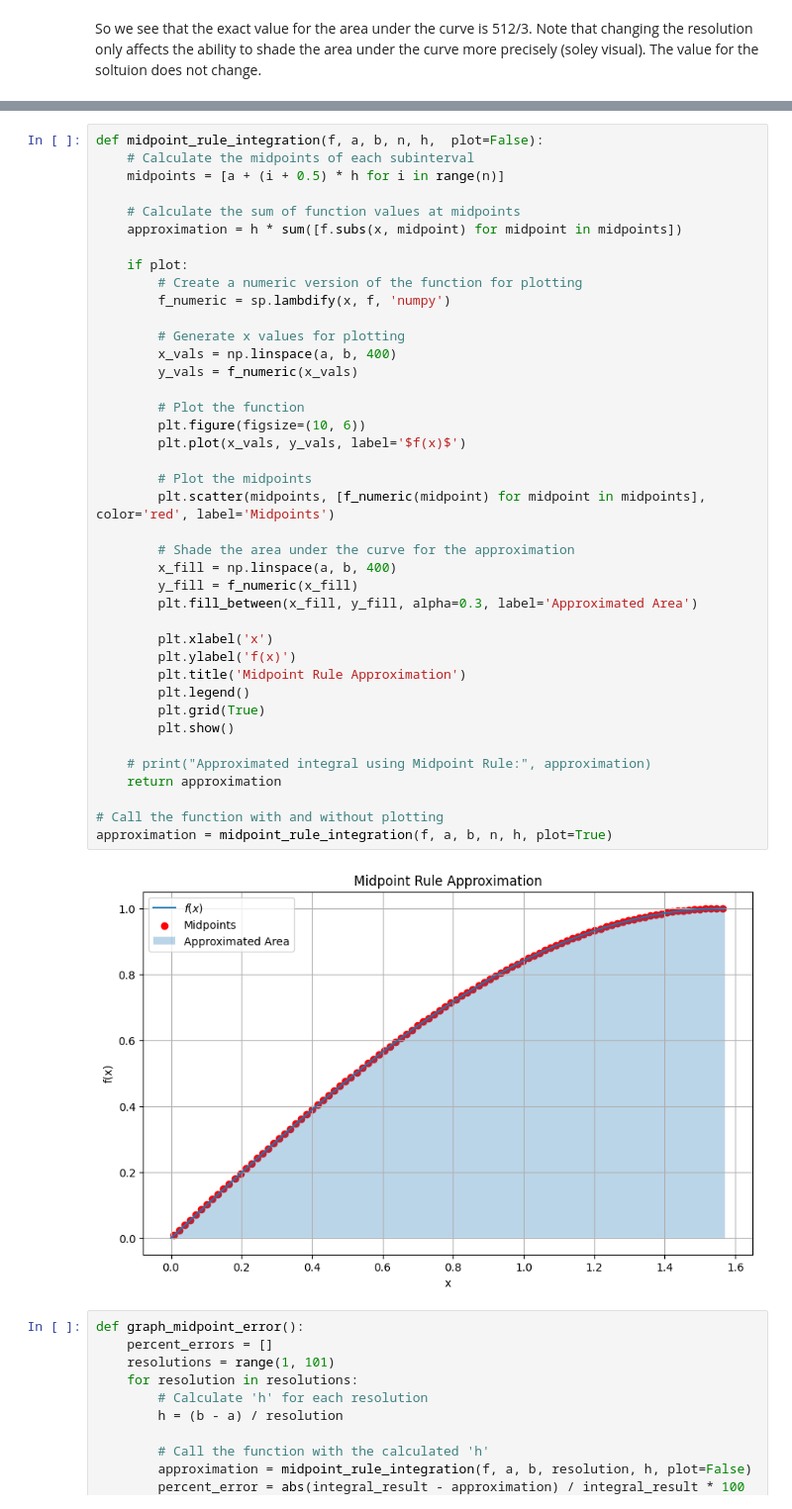
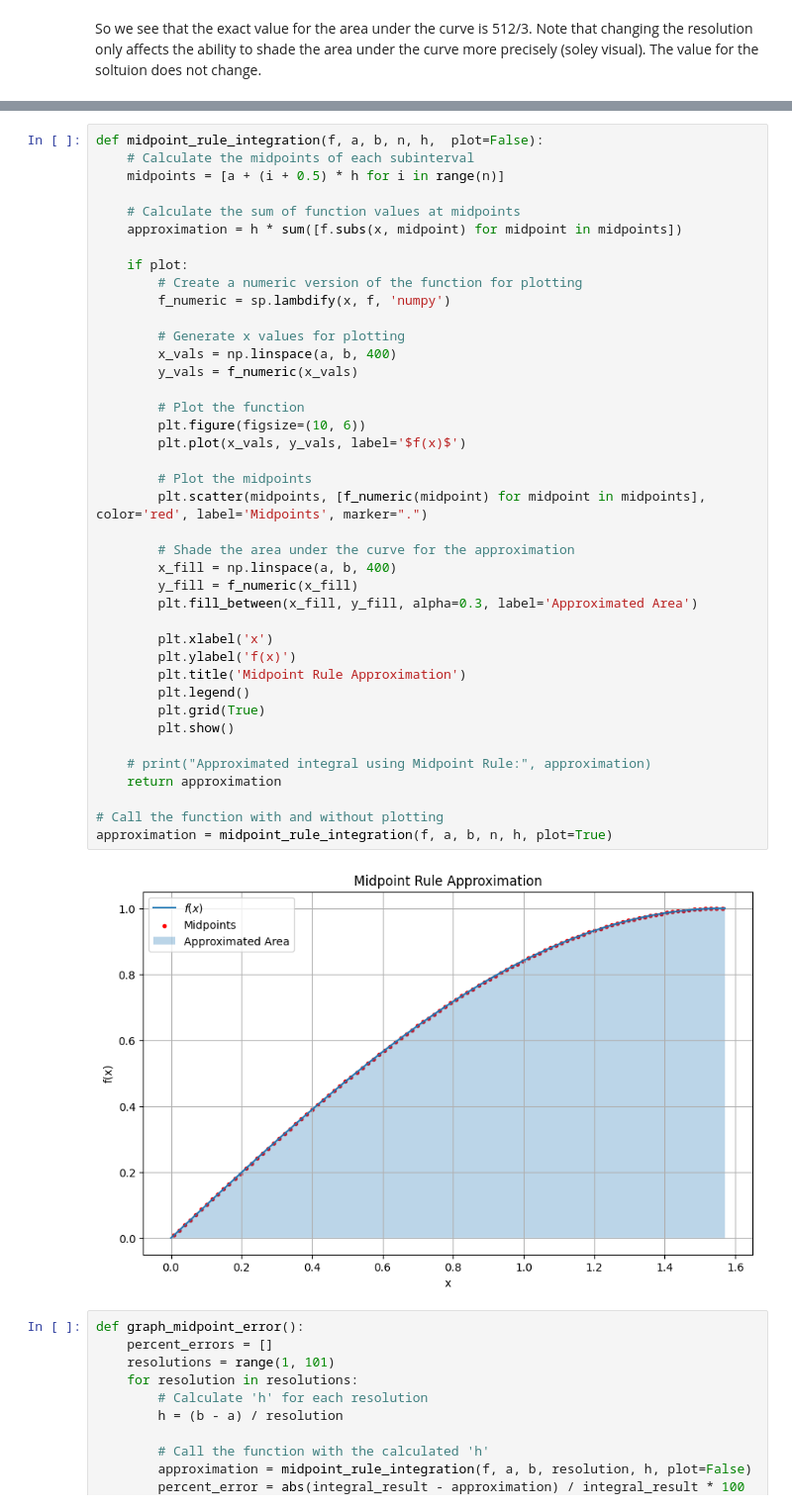
Before and after one commit to aqsnyder/eng_math, a Jupyter notebook: integration_techniques.ipynb, the cells around one changed output, grey strips where cells are left out. Shown at 99% size. Drawn from its saved outputs; the diff is of its cells as text.

```diff
--- a/integration_techniques.ipynb
+++ b/integration_techniques.ipynb
@@ -71,35 +71,35 @@ def midpoint_rule_integration(f, a, b, n, h,  plot=False):
         f_numeric = sp.lambdify(x, f, 'numpy')
 
         # Generate x values for plotting
         x_vals = np.linspace(a, b, 400)
         y_vals = f_numeric(x_vals)
 
         # Plot the function
         plt.figure(figsize=(10, 6))
         plt.plot(x_vals, y_vals, label='$f(x)$')
 
         # Plot the midpoints
-        plt.scatter(midpoints, [f_numeric(midpoint) for midpoint in midpoints], color='red', label='Midpoints')
+        plt.scatter(midpoints, [f_numeric(midpoint) for midpoint in midpoints], color='red', label='Midpoints', marker=".")
 
         # Shade the area under the curve for the approximation
         x_fill = np.linspace(a, b, 400)
         y_fill = f_numeric(x_fill)
         plt.fill_between(x_fill, y_fill, alpha=0.3, label='Approximated Area')
 
         plt.xlabel('x')
         plt.ylabel('f(x)')
         plt.title('Midpoint Rule Approximation')
         plt.legend()
         plt.grid(True)
         plt.show()
 
     # print("Approximated integral using Midpoint Rule:", approximation)
     return approximation
 
 # Call the function with and without plotting
 approximation = midpoint_rule_integration(f, a, b, n, h, plot=True)
 # %% [output]
-[figure, old version]
+[figure, new version]
 # %%
 def graph_midpoint_error():
     percent_errors = []
```
Also changed, not shown: parts of 6 cells of this notebook.
